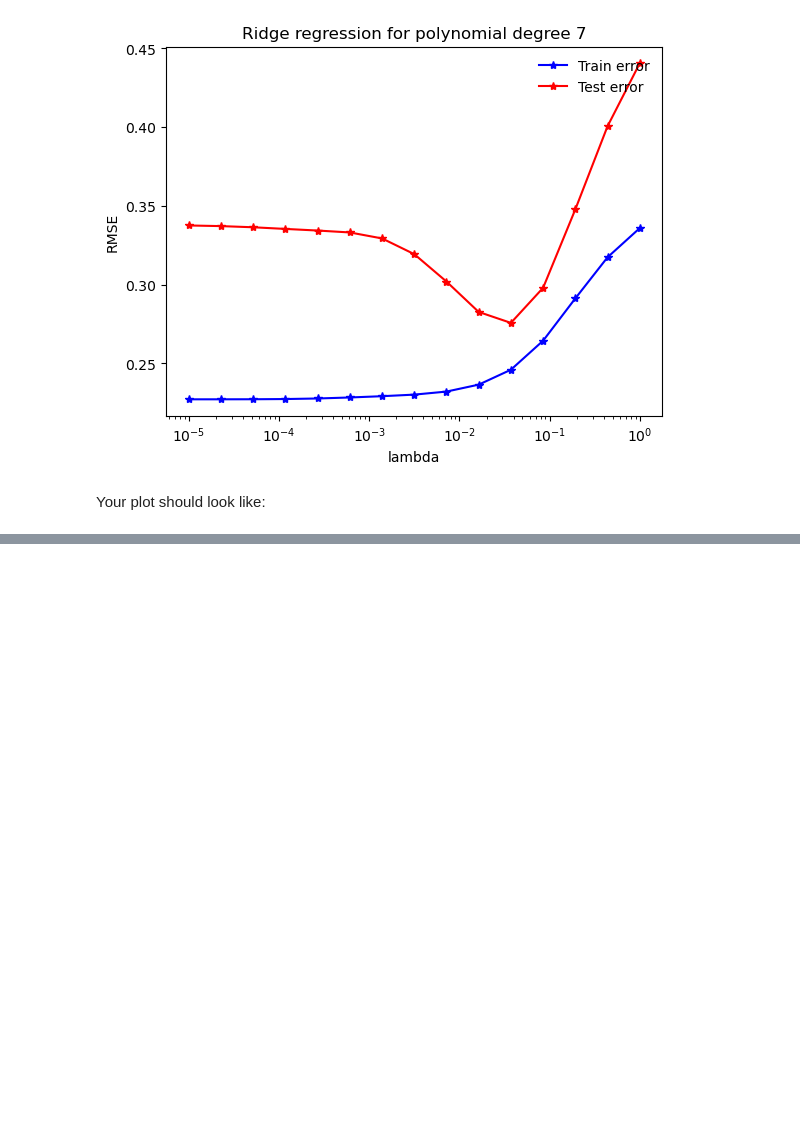
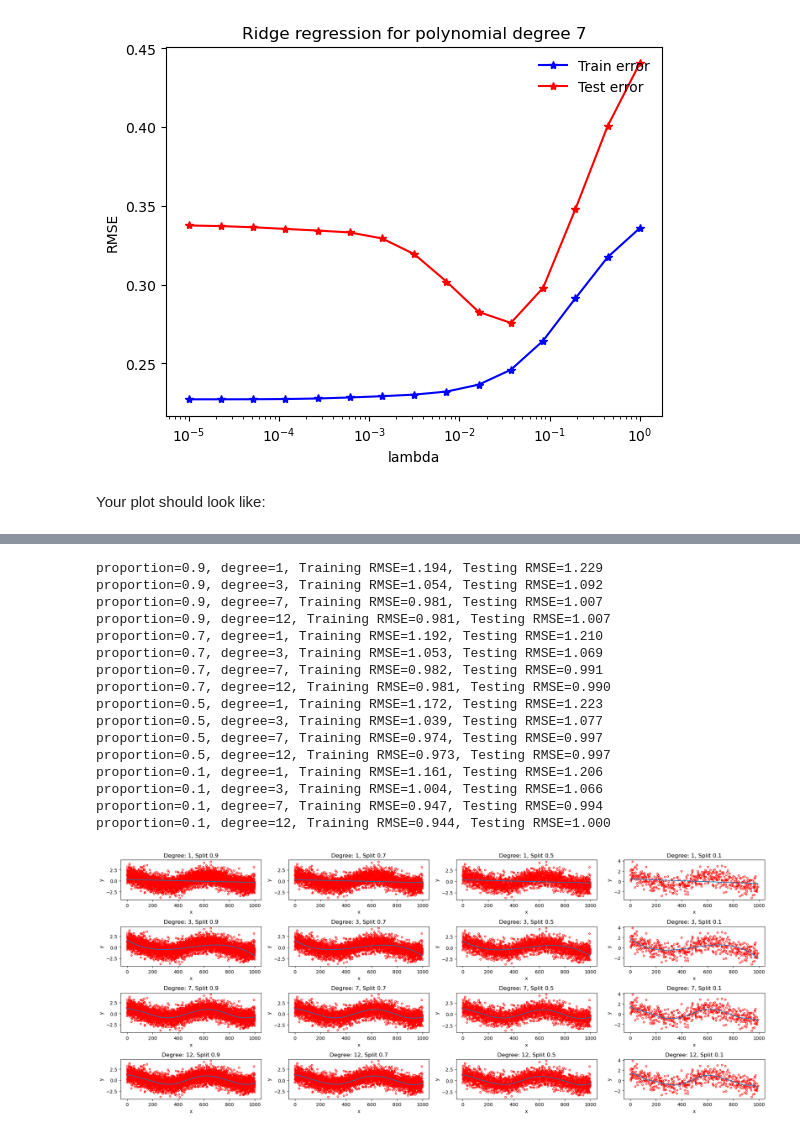
Before and after one commit to pangyujin/ML_course, a Jupyter notebook: labs/ex03/template/ex03.ipynb, the cells around one changed output, grey strips where cells are left out. Saved outputs shown, nothing was run; the diff lists cells and outputs as text; code cells hidden in the pictures; blank space fills up the shorter version.

```diff
--- a/labs/ex03/template/ex03.ipynb
+++ b/labs/ex03/template/ex03.ipynb
@@ -454,0 +466,36 @@ Your plot should look like:
+# %%
+seed = 6
+degrees = [1, 3, 7, 12]
+split_ratios = [0.9, 0.7, 0.5, 0.1]
+
+# define the structure of the figure
+num_row = 4
+num_col = 4
+axs = plt.subplots(num_row, num_col, figsize=(20, 8))[1]
+
+for ind, split_ratio in enumerate(split_ratios):
+    for ind_d, degree in enumerate(degrees):
+        x_tr, x_te, y_tr, y_te, w = train_test_split_demo(
+            x, y, degree, split_ratio, seed
+        )
+        plot_fitted_curve(y_tr, x_tr, w, degree, axs[ind_d][ind % num_col])
+        axs[ind_d][ind].set_title(f"Degree: {degree}, Split {split_ratio}")
+plt.tight_layout()
+# %% [output]
+proportion=0.9, degree=1, Training RMSE=1.194, Testing RMSE=1.229
+proportion=0.9, degree=3, Training RMSE=1.054, Testing RMSE=1.092
+proportion=0.9, degree=7, Training RMSE=0.981, Testing RMSE=1.007
+proportion=0.9, degree=12, Training RMSE=0.981, Testing RMSE=1.007
+proportion=0.7, degree=1, Training RMSE=1.192, Testing RMSE=1.210
+proportion=0.7, degree=3, Training RMSE=1.053, Testing RMSE=1.069
+proportion=0.7, degree=7, Training RMSE=0.982, Testing RMSE=0.991
+proportion=0.7, degree=12, Training RMSE=0.981, Testing RMSE=0.990
+proportion=0.5, degree=1, Training RMSE=1.172, Testing RMSE=1.223
+proportion=0.5, degree=3, Training RMSE=1.039, Testing RMSE=1.077
+proportion=0.5, degree=7, Training RMSE=0.974, Testing RMSE=0.997
+proportion=0.5, degree=12, Training RMSE=0.973, Testing RMSE=0.997
+proportion=0.1, degree=1, Training RMSE=1.161, Testing RMSE=1.206
+proportion=0.1, degree=3, Training RMSE=1.004, Testing RMSE=1.066
+proportion=0.1, degree=7, Training RMSE=0.947, Testing RMSE=0.994
+proportion=0.1, degree=12, Training RMSE=0.944, Testing RMSE=1.000
+[figure, added]
```
Also changed, not shown: parts of 2 cells of this notebook.
